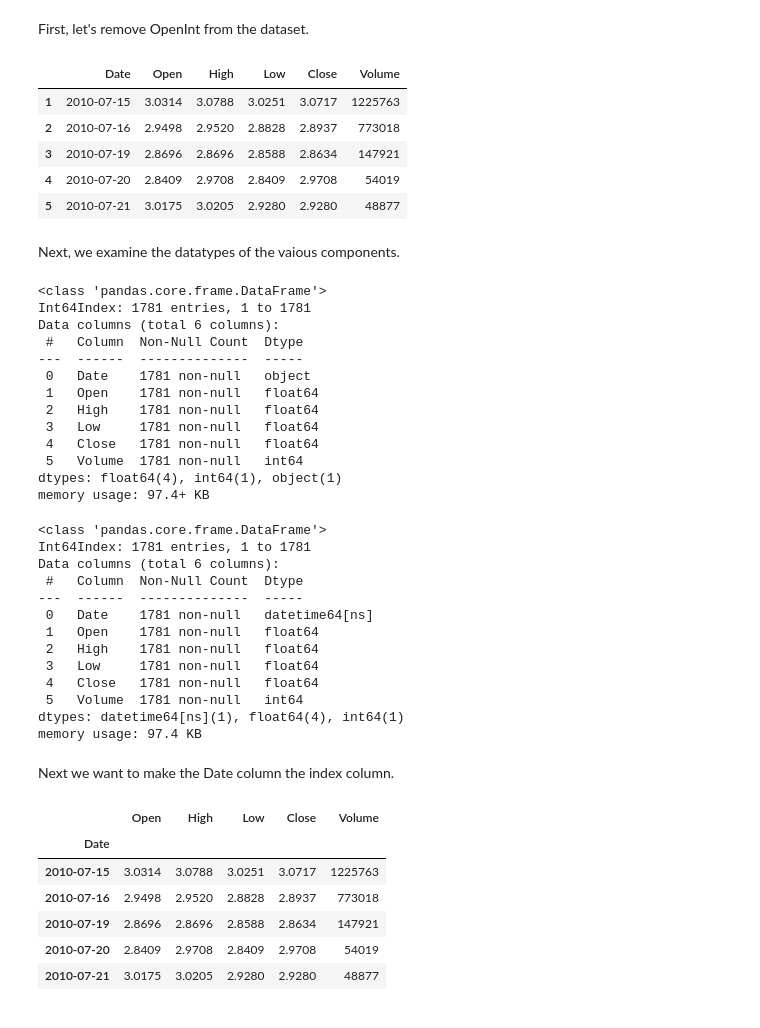
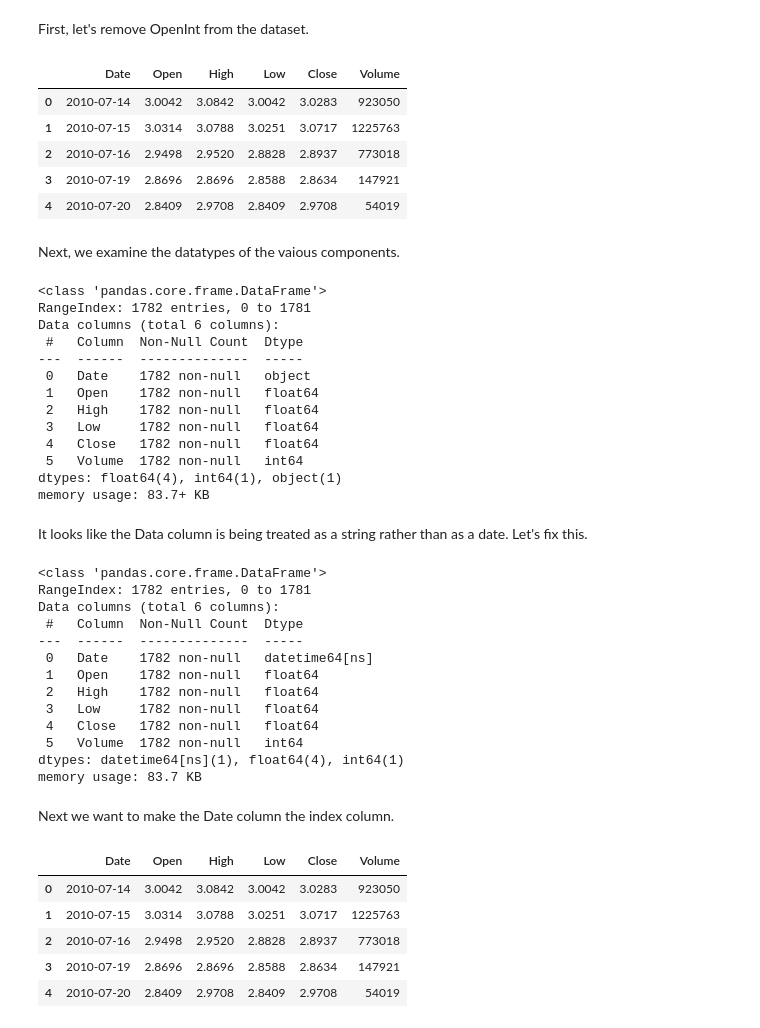
Before and after one commit to ubco-W2021T1-data301/project-group21-project, a Jupyter notebook: notebooks/analysis3.ipynb, the cells around one changed output. Saved outputs shown, nothing was run; the diff lists cells and outputs as text; code cells hidden in the pictures.

Commit message:
set up the data for a time series analysis.

```diff
--- a/notebooks/analysis3.ipynb
+++ b/notebooks/analysis3.ipynb
@@ -15,8 +21,8 @@ Let's load a data set. I've chosen RETL - Direxion Daily Retail Bull 3x Shares:
 
 *"RETL, as a levered product, is a short-term tactical instrument and not a buy-and-hold ETF. Like many levered funds, it promises 3x exposure only for one day. Over longer periods, returns can vary significantly from 3x exposure to its underlying index. Investors should note that RETL's underlying index may have a different take on the retail space than other indexes. The fund tends to overweight apparel, auto-parts & service and specialty retailers, while underweighting department stores. RETL’s exposure also extends to some unexpected sectors like oil & gas refining and marketing. As a short-term product, trading costs are relatively more important for the fund, than with buy-and-hold ETFs. Note: On December 1, 2016, RETL changed its underlying index from Russell 1000 Retail Index to S&P Retail Select Industry Index."*
 # %%
-data = pd.read_csv("../data/raw/archive/ETFs/retl.us.txt", sep=",", header=0, names=["Date", "Open", "High", "Low", "Close", "Volume", "OpenInt"])
-data.head()
+RETL = pd.read_csv("../data/raw/archive/ETFs/retl.us.txt", sep=",", header=0, names=["Date", "Open", "High", "Low", "Close", "Volume", "OpenInt"])
+RETL.head()
 # %% [output]
 |  | Date | Open | High | Low | Close | Volume | OpenInt |
 | 0 | 2010-07-14 | 3.0042 | 3.0842 | 3.0042 | 3.0283 | 923050 | 0 |
@@ -27,30 +33,30 @@ data.head()
 # %% [markdown]
 First, let's remove OpenInt from the dataset.
 # %%
-data.drop(columns=['OpenInt'], inplace=True)
-data.head()
+RETL.drop(columns=['OpenInt'], inplace=True)
+RETL.head()
 # %% [output]
 |  | Date | Open | High | Low | Close | Volume |
+| 0 | 2010-07-14 | 3.0042 | 3.0842 | 3.0042 | 3.0283 | 923050 |
 | 1 | 2010-07-15 | 3.0314 | 3.0788 | 3.0251 | 3.0717 | 1225763 |
 | 2 | 2010-07-16 | 2.9498 | 2.9520 | 2.8828 | 2.8937 | 773018 |
 | 3 | 2010-07-19 | 2.8696 | 2.8696 | 2.8588 | 2.8634 | 147921 |
 | 4 | 2010-07-20 | 2.8409 | 2.9708 | 2.8409 | 2.9708 | 54019 |
-| 5 | 2010-07-21 | 3.0175 | 3.0205 | 2.9280 | 2.9280 | 48877 |
 # %% [markdown]
 Next, we examine the datatypes of the vaious components.
 # %%
-data.info()
+RETL.info()
 # %% [output]
 <class 'pandas.core.frame.DataFrame'>
-Int64Index: 1781 entries, 1 to 1781
+RangeIndex: 1782 entries, 0 to 1781
 Data columns (total 6 columns):
  #   Column  Non-Null Count  Dtype
 ---  ------  --------------  -----
- 0   Date    1781 non-null   object
- 1   Open    1781 non-null   float64
- 2   High    1781 non-null   float64
- 3   Low     1781 non-null   float64
- 4   Close   1781 non-null   float64
- 5   Volume  1781 non-null   int64
+ 0   Date    1782 non-null   object
+ 1   Open    1782 non-null   float64
+ 2   High    1782 non-null   float64
+ 3   Low     1782 non-null   float64
+ 4   Close   1782 non-null   float64
+ 5   Volume  1782 non-null   int64
 dtypes: float64(4), int64(1), object(1)
-memory usage: 97.4+ KB
+memory usage: 83.7+ KB
@@ -59,30 +63,31 @@ It looks like the Data column is being treated as a string rather than as a date
+# %% [markdown]
+It looks like the Data column is being treated as a string rather than as a date. Let's fix this.
 # %%
-data['Date'] = data['Date'].apply(pd.to_datetime)
-data.info()
+RETL['Date'] = RETL['Date'].apply(pd.to_datetime)
+RETL.info()
 # %% [output]
 <class 'pandas.core.frame.DataFrame'>
-Int64Index: 1781 entries, 1 to 1781
+RangeIndex: 1782 entries, 0 to 1781
 Data columns (total 6 columns):
  #   Column  Non-Null Count  Dtype
 ---  ------  --------------  -----
- 0   Date    1781 non-null   datetime64[ns]
- 1   Open    1781 non-null   float64
- 2   High    1781 non-null   float64
- 3   Low     1781 non-null   float64
- 4   Close   1781 non-null   float64
- 5   Volume  1781 non-null   int64
+ 0   Date    1782 non-null   datetime64[ns]
+ 1   Open    1782 non-null   float64
+ 2   High    1782 non-null   float64
+ 3   Low     1782 non-null   float64
+ 4   Close   1782 non-null   float64
+ 5   Volume  1782 non-null   int64
 dtypes: datetime64[ns](1), float64(4), int64(1)
-memory usage: 97.4 KB
+memory usage: 83.7 KB
 # %% [markdown]
 Next we want to make the Date column the index column.
 # %%
-data.set_index('Date', inplace = True)
-data.head()
+RETL.set_index('Date', inplace = True)
+RETL.reset_index().head()
 # %% [output]
-|  | Open | High | Low | Close | Volume |
-| Date |  |  |  |  |  |
-| 2010-07-15 | 3.0314 | 3.0788 | 3.0251 | 3.0717 | 1225763 |
-| 2010-07-16 | 2.9498 | 2.9520 | 2.8828 | 2.8937 | 773018 |
-| 2010-07-19 | 2.8696 | 2.8696 | 2.8588 | 2.8634 | 147921 |
-| 2010-07-20 | 2.8409 | 2.9708 | 2.8409 | 2.9708 | 54019 |
-| 2010-07-21 | 3.0175 | 3.0205 | 2.9280 | 2.9280 | 48877 |
+|  | Date | Open | High | Low | Close | Volume |
+| 0 | 2010-07-14 | 3.0042 | 3.0842 | 3.0042 | 3.0283 | 923050 |
+| 1 | 2010-07-15 | 3.0314 | 3.0788 | 3.0251 | 3.0717 | 1225763 |
+| 2 | 2010-07-16 | 2.9498 | 2.9520 | 2.8828 | 2.8937 | 773018 |
+| 3 | 2010-07-19 | 2.8696 | 2.8696 | 2.8588 | 2.8634 | 147921 |
+| 4 | 2010-07-20 | 2.8409 | 2.9708 | 2.8409 | 2.9708 | 54019 |
```
Also changed, not shown: parts of 7 cells of this notebook.
